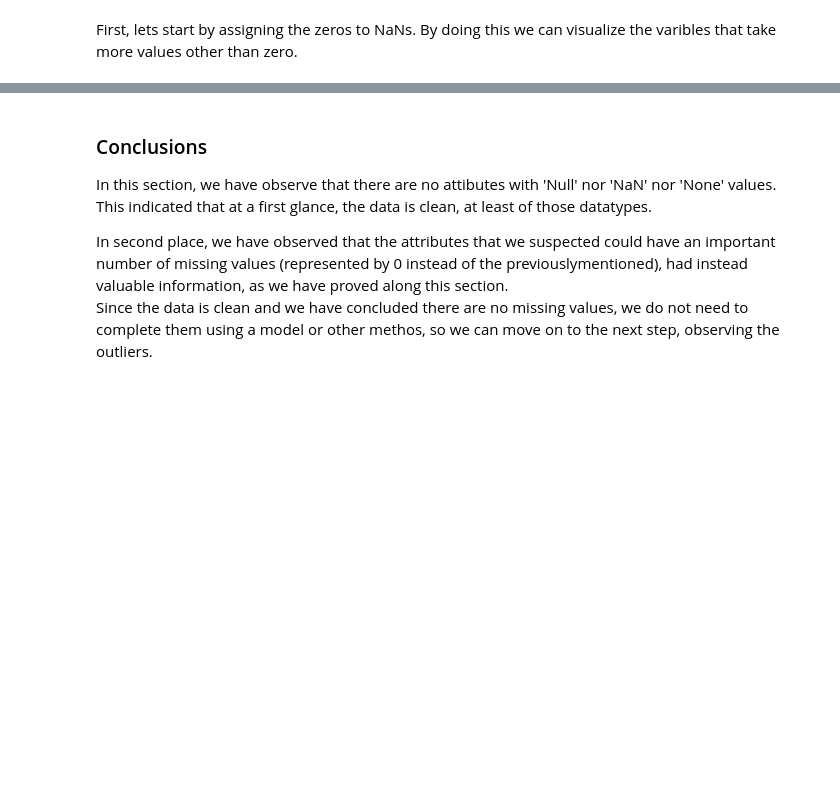
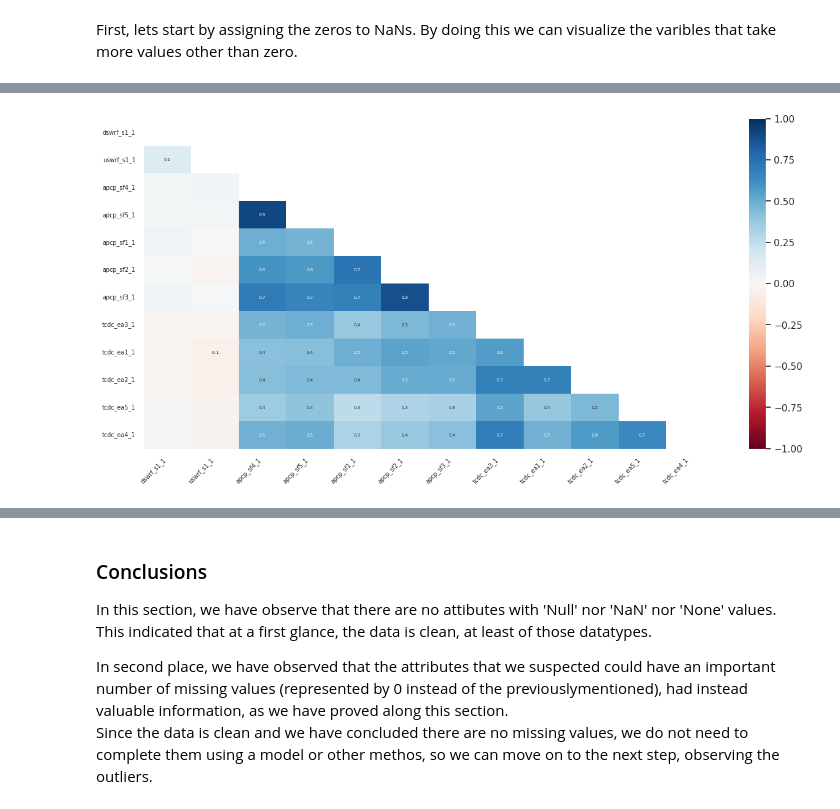
Before and after one commit to carlosiborra/AMS-2013-2014-Solar-Energy-Prediction-Contest, a Jupyter notebook: code/model.ipynb, the cells around one changed output, grey strips where cells are left out. Cells and saved outputs as stored; diff of their text form; code cells hidden in the pictures; blank space fills up the shorter version.

```diff
--- a/code/model.ipynb
+++ b/code/model.ipynb
@@ -201 +206,17 @@ plt.savefig("../data/img/missing_values_matrix.png")
+# %%
+""" Plotting the missing values in a heatmap """
+# As in a hetmap not every value is shown, we must delimit the values to the ones with more than 30% of missing values
+result = disp_df.eq(0.0).sum()/len(disp_df)*100
+result = result[result > 30.0] # Select those columns with more than 30% of zeros
+result = result.sort_values(ascending=False)
+result = result.index.tolist() # Convert to list
+result
+
+# ? The missingno correlation heatmap measures nullity correlation: how strongly the presence or absence of one variable affects the presence of another
+msno.heatmap(disp_df_nan[result], fontsize=7, figsize=(15, 7))
+
+# Exporting image as png to ../data/img folder
+plt.savefig("../data/img/missing_values_heatmap.png")
+# %% [output]
+[figure, added]
 # %%
```
Also changed, not shown: parts of 8 cells of this notebook, 7 other files.
